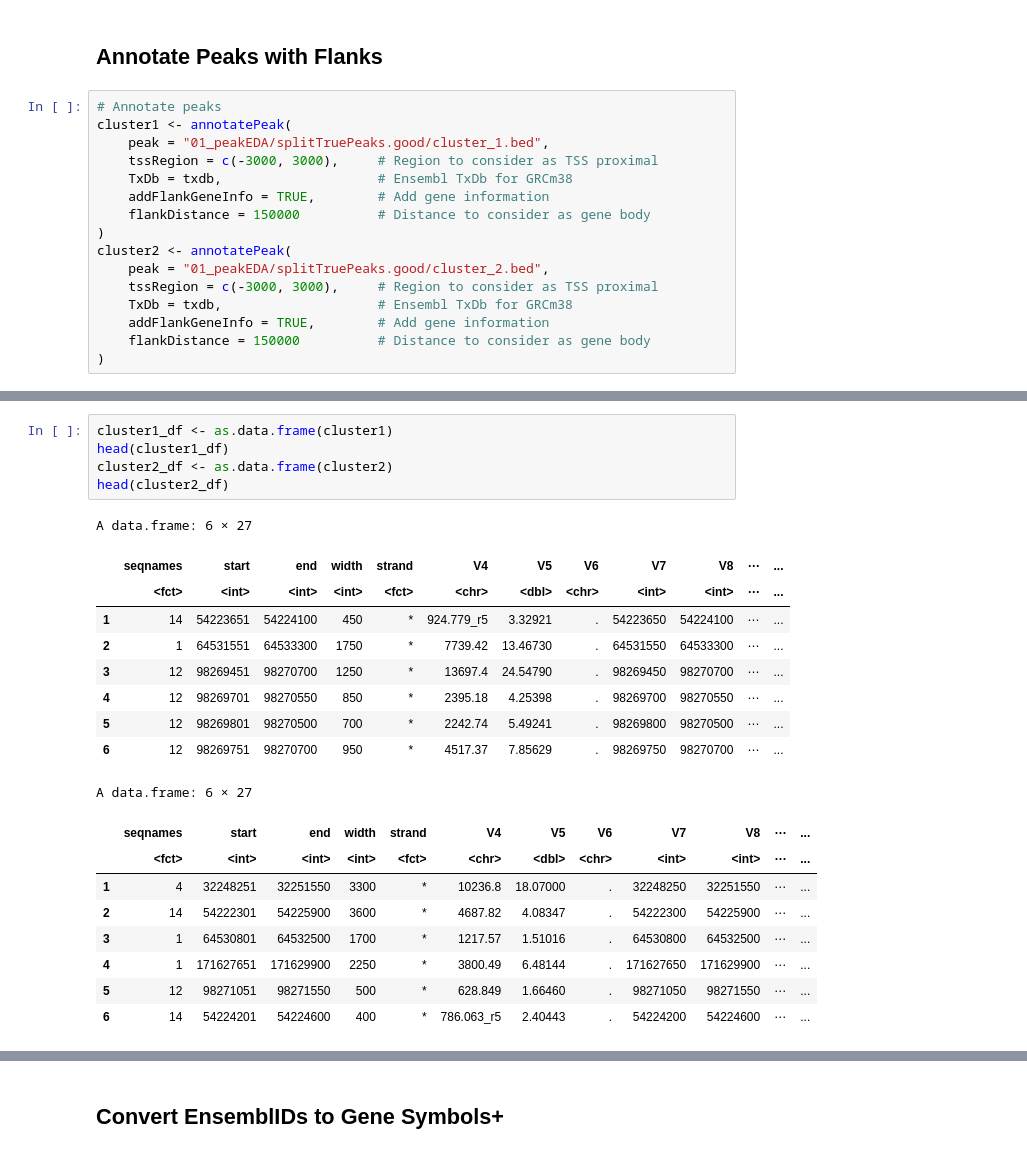
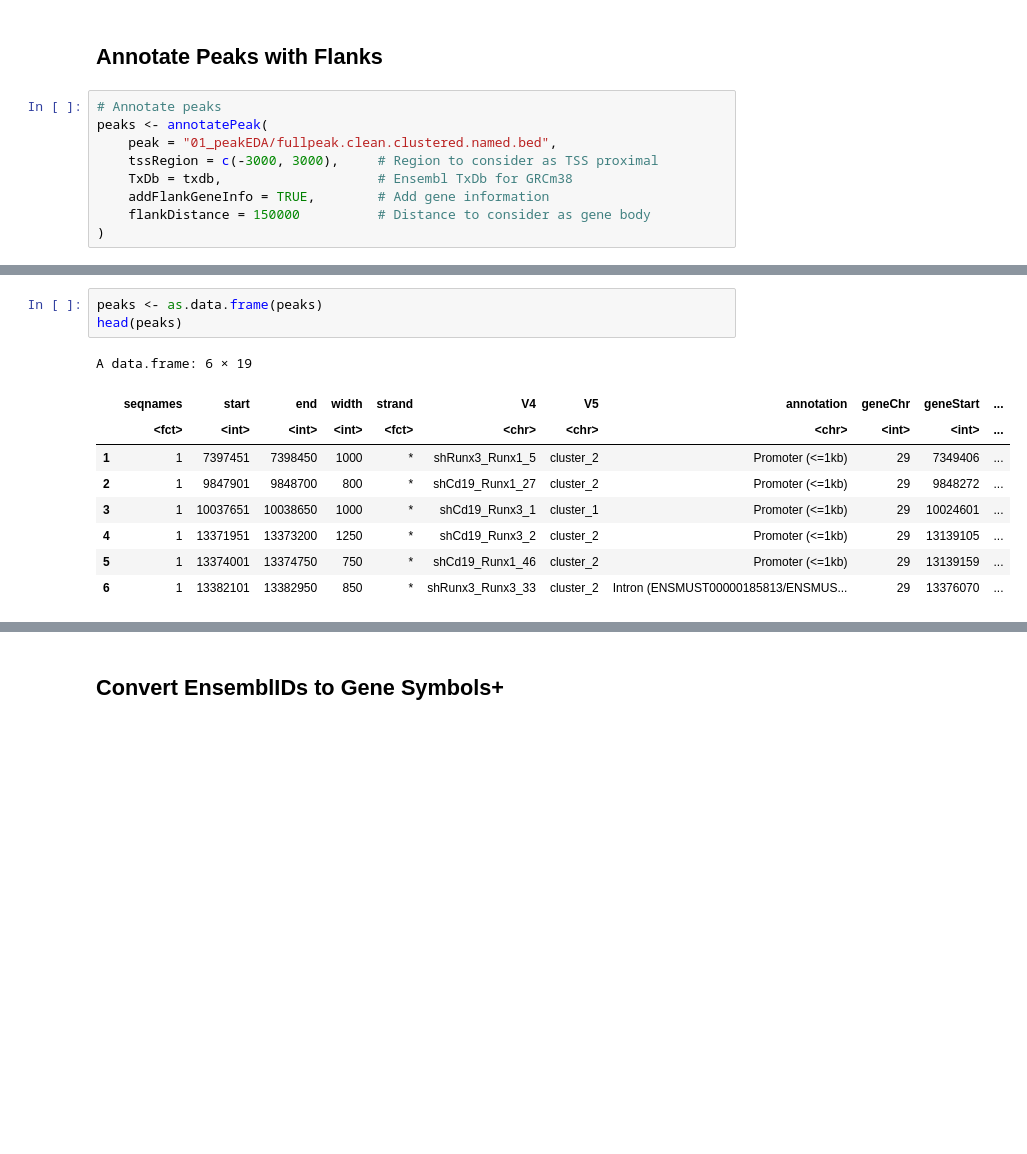
Before and after one commit to ScrippsPipkinLab/AlbaoRunx3Manuscript, a Jupyter notebook: cutnrun/04_peakAnnotation.ipynb, the cells around one changed output, grey strips where cells are left out. Saved outputs shown, nothing was run; the diff lists cells and outputs as text; blank space fills up the shorter version.

Commit message:
Annotated peaks

```diff
--- a/cutnrun/04_peakAnnotation.ipynb
+++ b/cutnrun/04_peakAnnotation.ipynb
@@ -58,18 +58,11 @@ OK
 ## Annotate Peaks with Flanks
 # %%
 # Annotate peaks
-cluster1 <- annotatePeak(
-    peak = "01_peakEDA/splitTruePeaks.good/cluster_1.bed",
+peaks <- annotatePeak(
+    peak = "01_peakEDA/fullpeak.clean.clustered.named.bed",
     tssRegion = c(-3000, 3000),     # Region to consider as TSS proximal
     TxDb = txdb,                    # Ensembl TxDb for GRCm38
     addFlankGeneInfo = TRUE,        # Add gene information
     flankDistance = 150000          # Distance to consider as gene body
 )
-cluster2 <- annotatePeak(
-    peak = "01_peakEDA/splitTruePeaks.good/cluster_2.bed",
-    tssRegion = c(-3000, 3000),     # Region to consider as TSS proximal
-    TxDb = txdb,                    # Ensembl TxDb for GRCm38
-    addFlankGeneInfo = TRUE,        # Add gene information
-    flankDistance = 150000          # Distance to consider as gene body
-)
 # %% [output]
@@ -127,25 +95,14 @@ Genomic Annotation Summary:
 # %%
-cluster1_df <- as.data.frame(cluster1)
-head(cluster1_df)
-cluster2_df <- as.data.frame(cluster2)
-head(cluster2_df)
+peaks <- as.data.frame(peaks)
+head(peaks)
 # %% [output]
-A data.frame: 6 × 27
+A data.frame: 6 × 19
-|  | seqnames | start | end | width | strand | V4 | V5 | V6 | V7 | V8 | ⋯ | ... |
-|  | <fct> | <int> | <int> | <int> | <fct> | <chr> | <dbl> | <chr> | <int> | <int> | ⋯ | ... |
-| 1 | 14 | 54223651 | 54224100 | 450 | * | 924.779_r5 | 3.32921 | . | 54223650 | 54224100 | ⋯ | ... |
-| 2 | 1 | 64531551 | 64533300 | 1750 | * | 7739.42 | 13.46730 | . | 64531550 | 64533300 | ⋯ | ... |
-| 3 | 12 | 98269451 | 98270700 | 1250 | * | 13697.4 | 24.54790 | . | 98269450 | 98270700 | ⋯ | ... |
-| 4 | 12 | 98269701 | 98270550 | 850 | * | 2395.18 | 4.25398 | . | 98269700 | 98270550 | ⋯ | ... |
-| 5 | 12 | 98269801 | 98270500 | 700 | * | 2242.74 | 5.49241 | . | 98269800 | 98270500 | ⋯ | ... |
-| 6 | 12 | 98269751 | 98270700 | 950 | * | 4517.37 | 7.85629 | . | 98269750 | 98270700 | ⋯ | ... |
+|  | seqnames | start | end | width | strand | V4 | V5 | annotation | geneChr | geneStart | ... |
+|  | <fct> | <int> | <int> | <int> | <fct> | <chr> | <chr> | <chr> | <int> | <int> | ... |
+| 1 | 1 | 7397451 | 7398450 | 1000 | * | shRunx3_Runx1_5 | cluster_2 | Promoter (<=1kb) | 29 | 7349406 | ... |
+| 2 | 1 | 9847901 | 9848700 | 800 | * | shCd19_Runx1_27 | cluster_2 | Promoter (<=1kb) | 29 | 9848272 | ... |
+| 3 | 1 | 10037651 | 10038650 | 1000 | * | shCd19_Runx3_1 | cluster_1 | Promoter (<=1kb) | 29 | 10024601 | ... |
+| 4 | 1 | 13371951 | 13373200 | 1250 | * | shCd19_Runx3_2 | cluster_2 | Promoter (<=1kb) | 29 | 13139105 | ... |
+| 5 | 1 | 13374001 | 13374750 | 750 | * | shCd19_Runx1_46 | cluster_2 | Promoter (<=1kb) | 29 | 13139159 | ... |
+| 6 | 1 | 13382101 | 13382950 | 850 | * | shRunx3_Runx3_33 | cluster_2 | Intron (ENSMUST00000185813/ENSMUS... | 29 | 13376070 | ... |
-A data.frame: 6 × 27
-|  | seqnames | start | end | width | strand | V4 | V5 | V6 | V7 | V8 | ⋯ | ... |
-|  | <fct> | <int> | <int> | <int> | <fct> | <chr> | <dbl> | <chr> | <int> | <int> | ⋯ | ... |
-| 1 | 4 | 32248251 | 32251550 | 3300 | * | 10236.8 | 18.07000 | . | 32248250 | 32251550 | ⋯ | ... |
-| 2 | 14 | 54222301 | 54225900 | 3600 | * | 4687.82 | 4.08347 | . | 54222300 | 54225900 | ⋯ | ... |
-| 3 | 1 | 64530801 | 64532500 | 1700 | * | 1217.57 | 1.51016 | . | 64530800 | 64532500 | ⋯ | ... |
-| 4 | 1 | 171627651 | 171629900 | 2250 | * | 3800.49 | 6.48144 | . | 171627650 | 171629900 | ⋯ | ... |
-| 5 | 12 | 98271051 | 98271550 | 500 | * | 628.849 | 1.66460 | . | 98271050 | 98271550 | ⋯ | ... |
-| 6 | 14 | 54224201 | 54224600 | 400 | * | 786.063_r5 | 2.40443 | . | 54224200 | 54224600 | ⋯ | ... |
 # %%
```
Also changed, not shown: parts of 11 cells of this notebook, 5 other files.
